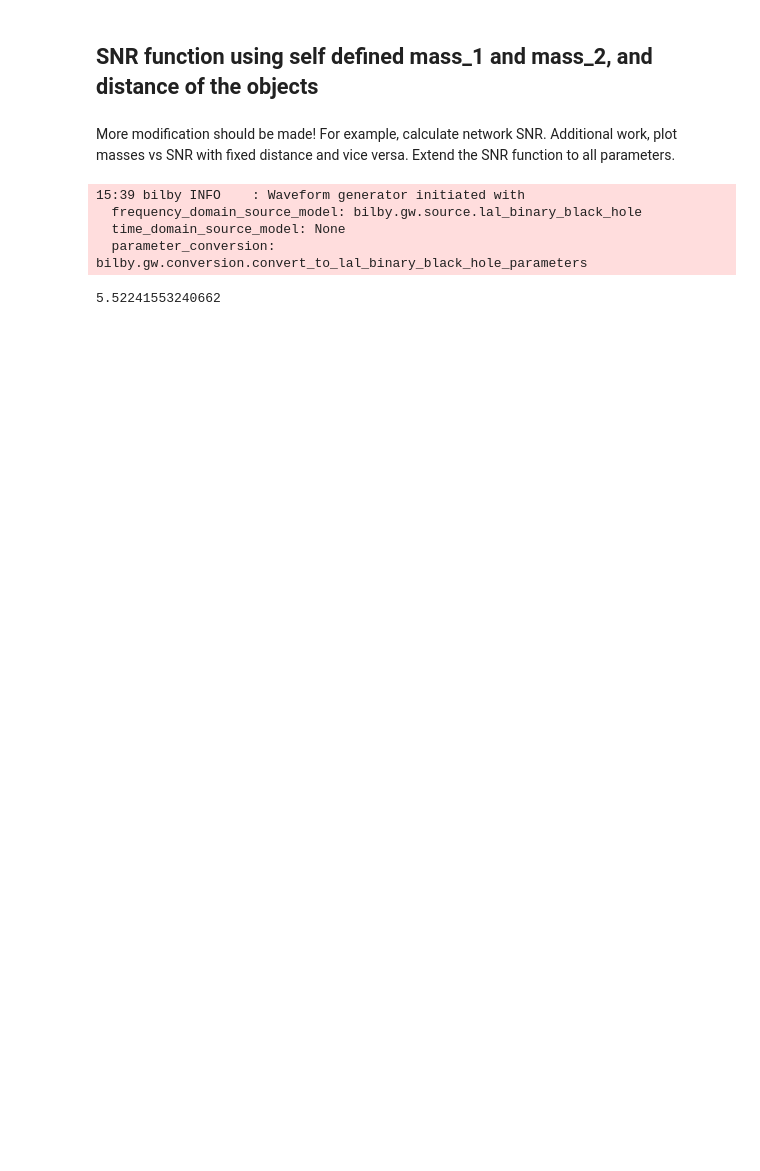
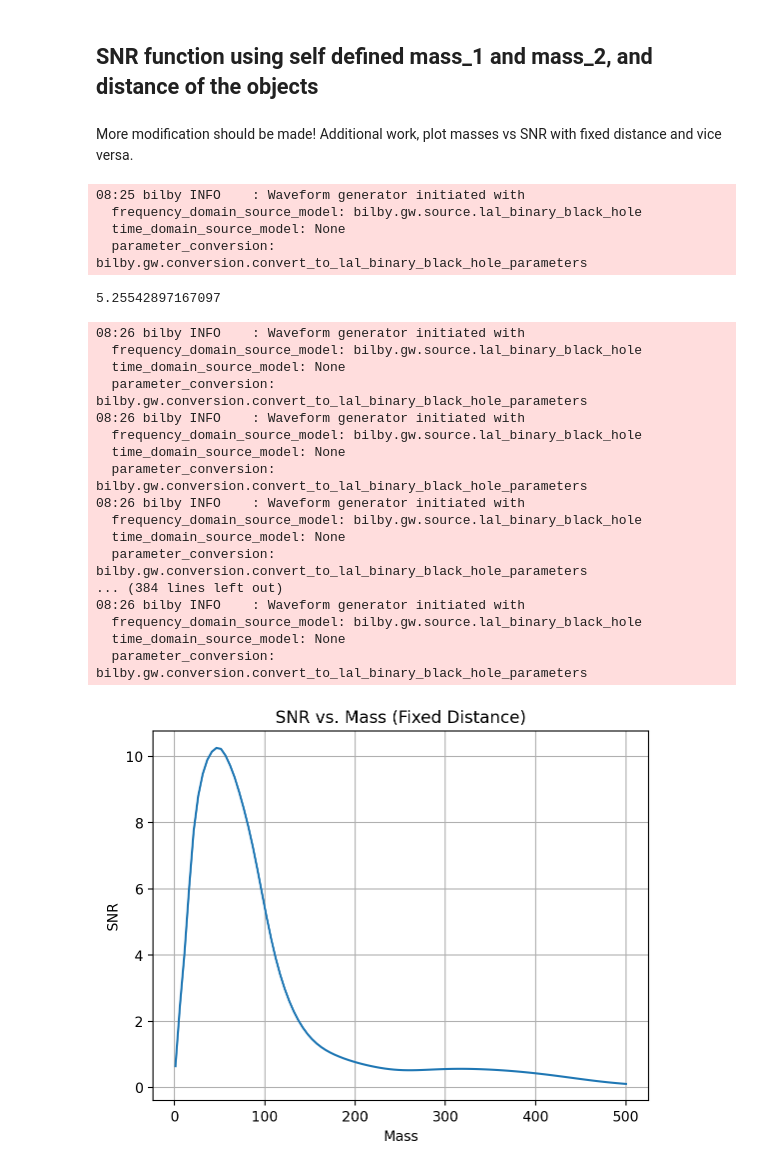
Before and after one commit to MiaoShang00/GW_project, a Jupyter notebook: snr_function.ipynb, the cells around one changed output. Saved outputs shown, nothing was run; the diff lists cells and outputs as text; code cells hidden in the pictures; blank space fills up the shorter version.

```diff
--- a/snr_function.ipynb
+++ b/snr_function.ipynb
@@ -121,7 +128,17 @@ s2n=s2n_square**(1/2)
+# %%
+def Fp(RA,DEC,Psi): #(57) of https://arxiv.org/pdf/0903.0338.pdf
+    phi = RA
+    theta = np.pi/2.0 - DEC
+    return 0.5*(1 + np.cos(theta)**2)*np.cos(2*phi)*np.cos(2*Psi) - np.cos(theta)*np.sin(2*phi)*np.sin(2*Psi)
+
+def Fx(RA,DEC,Psi): #(57) of https://arxiv.org/pdf/0903.0338.pdf
+    phi = RA
+    theta = np.pi/2.0 - DEC
+    return 0.5*(1 + np.cos(theta)**2)*np.cos(2*phi)*np.sin(2*Psi) + np.cos(theta)*np.sin(2*phi)*np.cos(2*Psi)
 # %% [markdown]
 ## SNR function using self defined mass_1 and mass_2, and distance of the objects
 # %%
-def SNR(mass1,mass2,distance,incl):
+def SNR(mass1,mass2,distance,incl,ra,dec,psi):
     #distance should have unit of Gpc
     binary_parameters = dict(
         mass_1=mass1,
@@ -134,11 +151,11 @@ def SNR(mass1,mass2,distance,incl):
         phi_jl= 0.,
         luminosity_distance = distance,
         theta_jn = incl,
-        psi = np.pi/8.,
+        psi = psi,
         phase = 0.,
         geocent_time = 0.,
-        ra = np.pi/4.,
-        dec = 3.*np.pi/2,
+        ra = ra,
+        dec = dec,
     )
 
 
@@ -165,21 +182,61 @@ def SNR(mass1,mass2,distance,incl):
     hp = gen_h['plus']
     hx = gen_h['cross']
 
-    func=interpolate.interp1d(frequency,abs(hp[:len(psd)])**2/psd,kind='linear')
+    h=Fp(ra,dec,psi)*hp+Fx(ra,dec,psi)*hx
+    func=interpolate.interp1d(frequency,abs(h[:len(psd)])**2/psd,kind='linear')
 
     s2n_square=4*integrate.trapz(func(frequency))
     s2n=s2n_square**(1/2)
 
-    print(s2n)
+    return s2n
 # %% [markdown]
-More modification should be made! For example, calculate network SNR.
+More modification should be made!
 Additional work, plot masses vs SNR with fixed distance and vice versa.
-Extend the SNR function to all parameters.
 # %%
-SNR(34.,14.,3600.,0)
+SNR(34.,14.,3600.,np.pi/10.,np.pi/4.,3.*np.pi/2,np.pi/8.)
 # %% [output]
-15:39 bilby INFO    : Waveform generator initiated with
+08:25 bilby INFO    : Waveform generator initiated with
   frequency_domain_source_model: bilby.gw.source.lal_binary_black_hole
   time_domain_source_model: None
   parameter_conversion: bilby.gw.conversion.convert_to_lal_binary_black_hole_parameters
-5.52241553240662
+5.25542897167097
+# %%
+#list of mass values
+masses=np.linspace(1,500,100)
+
+#fixed distance value
+distance=3000
+
+incl=np.pi/20.
+ra=np.pi/4.
+dec=3./2*np.pi
+psi=np.pi/8.
+
+snr_values = [SNR(mass, mass, distance, incl, ra, dec, psi) for mass in masses]
+
+# Plotting
+plt.plot(masses, snr_values)
+plt.xlabel('Mass')
+plt.ylabel('SNR')
+plt.title('SNR vs. Mass (Fixed Distance)')
+plt.grid(True)
+plt.show()
+# %% [output]
+08:26 bilby INFO    : Waveform generator initiated with
+  frequency_domain_source_model: bilby.gw.source.lal_binary_black_hole
+  time_domain_source_model: None
+  parameter_conversion: bilby.gw.conversion.convert_to_lal_binary_black_hole_parameters
+08:26 bilby INFO    : Waveform generator initiated with
+  frequency_domain_source_model: bilby.gw.source.lal_binary_black_hole
+  time_domain_source_model: None
+  parameter_conversion: bilby.gw.conversion.convert_to_lal_binary_black_hole_parameters
+08:26 bilby INFO    : Waveform generator initiated with
+  frequency_domain_source_model: bilby.gw.source.lal_binary_black_hole
+  time_domain_source_model: None
+  parameter_conversion: bilby.gw.conversion.convert_to_lal_binary_black_hole_parameters
+... (384 lines left out)
+08:26 bilby INFO    : Waveform generator initiated with
+  frequency_domain_source_model: bilby.gw.source.lal_binary_black_hole
+  time_domain_source_model: None
+  parameter_conversion: bilby.gw.conversion.convert_to_lal_binary_black_hole_parameters
+[figure, added]
```
Also changed, not shown: parts of 2 cells of this notebook.
